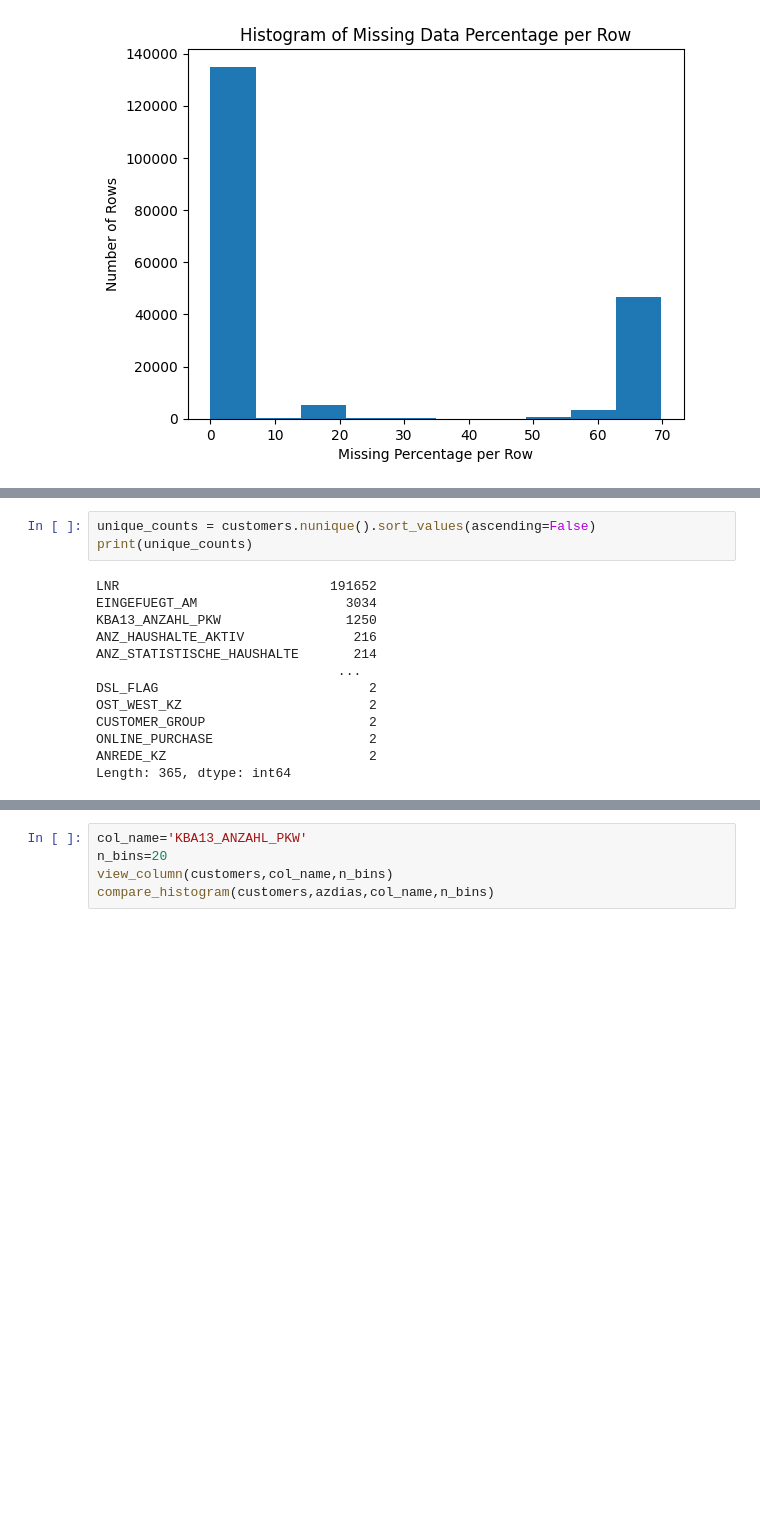
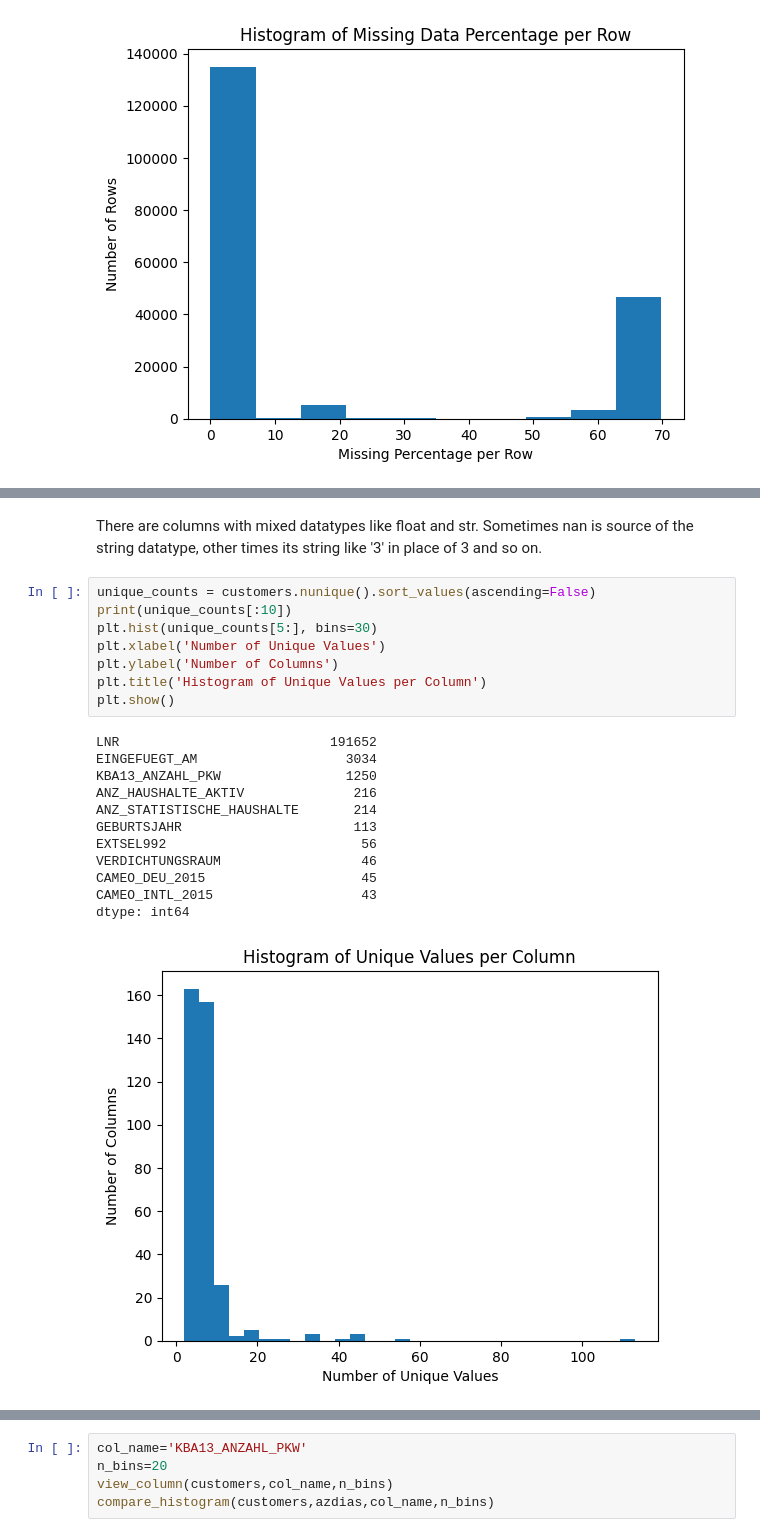
Before and after one commit to ashishpanditnasik-ctrl/customer_likelihood, a Jupyter notebook: combined.ipynb, the cells around one changed output, grey strips where cells are left out. Drawn from its saved outputs; the diff is of its cells as text; blank space fills up the shorter version.

```diff
--- a/combined.ipynb
+++ b/combined.ipynb
@@ -400,16 +421,23 @@ Length: 191652, dtype: float64
+# %% [markdown]
+There are columns with mixed datatypes like float and str. Sometimes nan is source of the string datatype, other times its string like '3' in place of 3 and so on.
 # %%
 unique_counts = customers.nunique().sort_values(ascending=False)
-print(unique_counts)
+print(unique_counts[:10])
+plt.hist(unique_counts[5:], bins=30)
+plt.xlabel('Number of Unique Values')
+plt.ylabel('Number of Columns')
+plt.title('Histogram of Unique Values per Column')
+plt.show()
 # %% [output]
 LNR                           191652
 EINGEFUEGT_AM                   3034
 KBA13_ANZAHL_PKW                1250
 ANZ_HAUSHALTE_AKTIV              216
 ANZ_STATISTISCHE_HAUSHALTE       214
-                               ...
-DSL_FLAG                           2
-OST_WEST_KZ                        2
-CUSTOMER_GROUP                     2
-ONLINE_PURCHASE                    2
-ANREDE_KZ                          2
-Length: 365, dtype: int64
+GEBURTSJAHR                      113
+EXTSEL992                         56
+VERDICHTUNGSRAUM                  46
+CAMEO_DEU_2015                    45
+CAMEO_INTL_2015                   43
+dtype: int64
+[figure, added]
```
Also changed, not shown: parts of 15 cells of this notebook.
